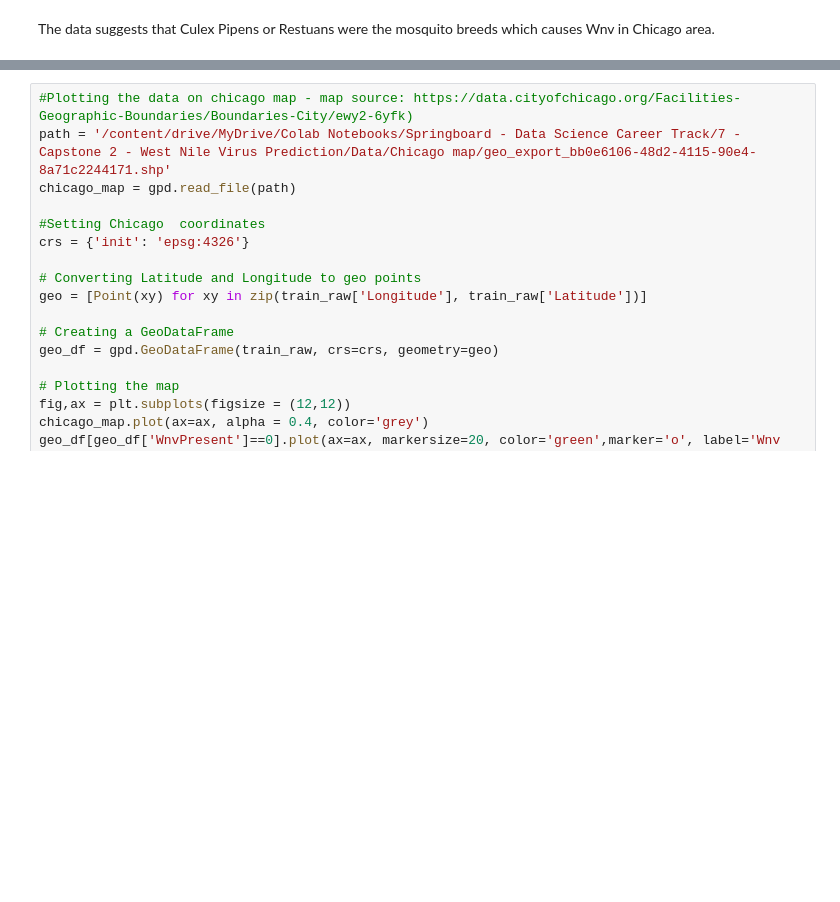
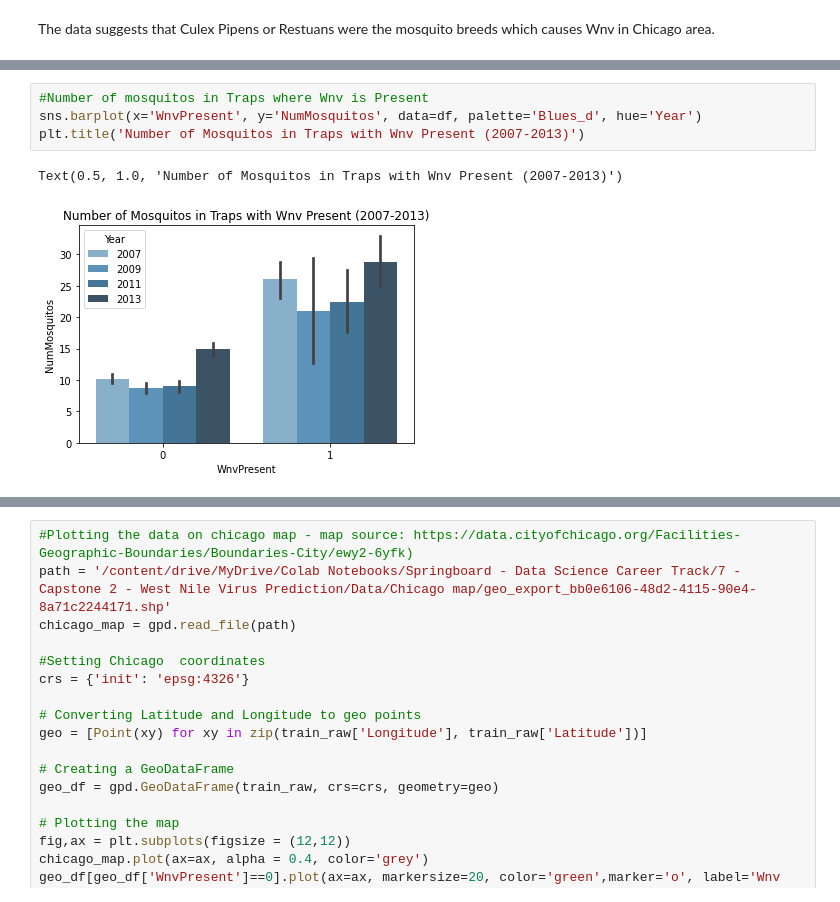
Before and after one commit to jade-lam/Springboard-DSC, a Jupyter notebook: Capstone 2 - West Nile Virus Prediction.ipynb, the cells around one changed output, grey strips where cells are left out. Drawn from its saved outputs; the diff is of its cells as text; blank space fills up the shorter version.

```diff
--- a/Capstone 2 - West Nile Virus Prediction.ipynb
+++ b/Capstone 2 - West Nile Virus Prediction.ipynb
@@ -583,0 +584,7 @@ Text(0.5, 1.0, '% Samples with West Nile Virus')
+# %%
+#Number of mosquitos in Traps where Wnv is Present
+sns.barplot(x='WnvPresent', y='NumMosquitos', data=df, palette='Blues_d', hue='Year')
+plt.title('Number of Mosquitos in Traps with Wnv Present (2007-2013)')
+# %% [output]
+Text(0.5, 1.0, 'Number of Mosquitos in Traps with Wnv Present (2007-2013)')
+[figure, added]
```
Also changed, not shown: parts of 3 cells of this notebook.
